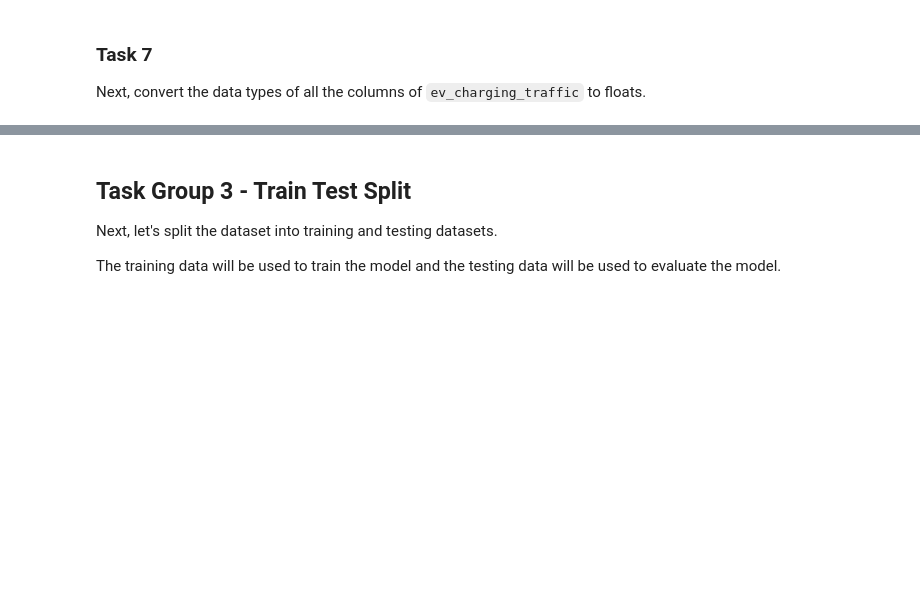
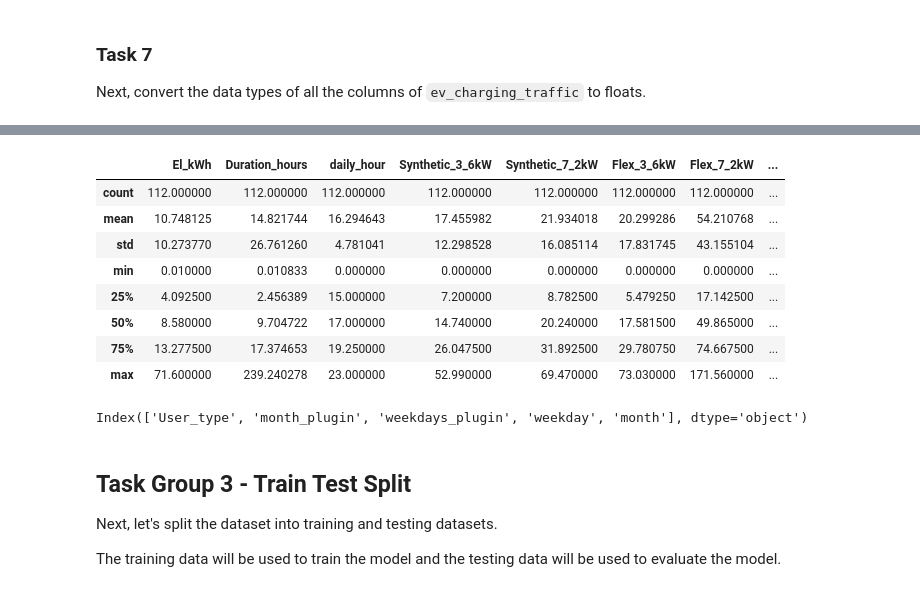
Before and after one commit to charlesgwellem/ev-charging-load-pytorch, a Jupyter notebook: Predicting Electric Vehicle Charging Loads.ipynb, the cells around one changed output, grey strips where cells are left out. Saved outputs shown, nothing was run; the diff lists cells and outputs as text; code cells hidden in the pictures; blank space fills up the shorter version.

```diff
--- a/Predicting Electric Vehicle Charging Loads.ipynb
+++ b/Predicting Electric Vehicle Charging Loads.ipynb
@@ -97,3 +261,13 @@ To match our solution, drop the columns
 Earlier we saw that the `El_kWh` and `Duration_hours` columns were object data types. Upon further inspection, we see that the reason is that the data is following European notation where commas `,` are used as decimals instead of periods.
 
 Replace `,` with `.` in these three columns.
+# %%
+ev_charging_traffic["El_kWh"] = (ev_charging_traffic["El_kWh"].str.replace(",", ".", regex=False))
+ev_charging_traffic["Duration_hours"] = (ev_charging_traffic["Duration_hours"].str.replace(",", ".", regex=False))
+# %%
+kw=["Synthetic_3_6kW", "Synthetic_7_2kW", "Flex_3_6kW", "Flex_7_2kW"]
+ev_charging_traffic[kw] = ev_charging_traffic[kw].apply(
+    lambda col: col.str.replace(",", ".", regex=False)
+)
+# %%
+ev_charging_traffic[kw] = ev_charging_traffic[kw].apply(pd.to_numeric)
@@ -101,3 +301,7 @@ Replace `,` with `.` in these three columns.
 ### Task 7
 
 Next, convert the data types of all the columns of `ev_charging_traffic` to floats.
+# %%
+ev_charging_traffic["El_kWh"] = ev_charging_traffic["El_kWh"].astype(float)
+ev_charging_traffic["Duration_hours"] = ev_charging_traffic["Duration_hours"].astype(float)
+ev_charging_traffic["Duration_hours"] = ev_charging_traffic["Duration_hours"].astype(float)
@@ -104,3 +353,19 @@ Next, convert the data types of all the columns of `ev_charging_traffic` to floa
+# %%
+ev_charging_traffic.describe()
+# %% [output]
+|  | El_kWh | Duration_hours | daily_hour | Synthetic_3_6kW | Synthetic_7_2kW | Flex_3_6kW | Flex_7_2kW | ... |
+| count | 112.000000 | 112.000000 | 112.000000 | 112.000000 | 112.000000 | 112.000000 | 112.000000 | ... |
+| mean | 10.748125 | 14.821744 | 16.294643 | 17.455982 | 21.934018 | 20.299286 | 54.210768 | ... |
+| std | 10.273770 | 26.761260 | 4.781041 | 12.298528 | 16.085114 | 17.831745 | 43.155104 | ... |
+| min | 0.010000 | 0.010833 | 0.000000 | 0.000000 | 0.000000 | 0.000000 | 0.000000 | ... |
+| 25% | 4.092500 | 2.456389 | 15.000000 | 7.200000 | 8.782500 | 5.479250 | 17.142500 | ... |
+| 50% | 8.580000 | 9.704722 | 17.000000 | 14.740000 | 20.240000 | 17.581500 | 49.865000 | ... |
+| 75% | 13.277500 | 17.374653 | 19.250000 | 26.047500 | 31.892500 | 29.780750 | 74.667500 | ... |
+| max | 71.600000 | 239.240278 | 23.000000 | 52.990000 | 69.470000 | 73.030000 | 171.560000 | ... |
+# %%
+ev_charging_traffic.select_dtypes(exclude="number").columns
+# %% [output]
+Index(['User_type', 'month_plugin', 'weekdays_plugin', 'weekday', 'month'], dtype='object')
 # %% [markdown]
 ## Task Group 3 - Train Test Split
 
```
Also changed, not shown: parts of 32 cells of this notebook.
